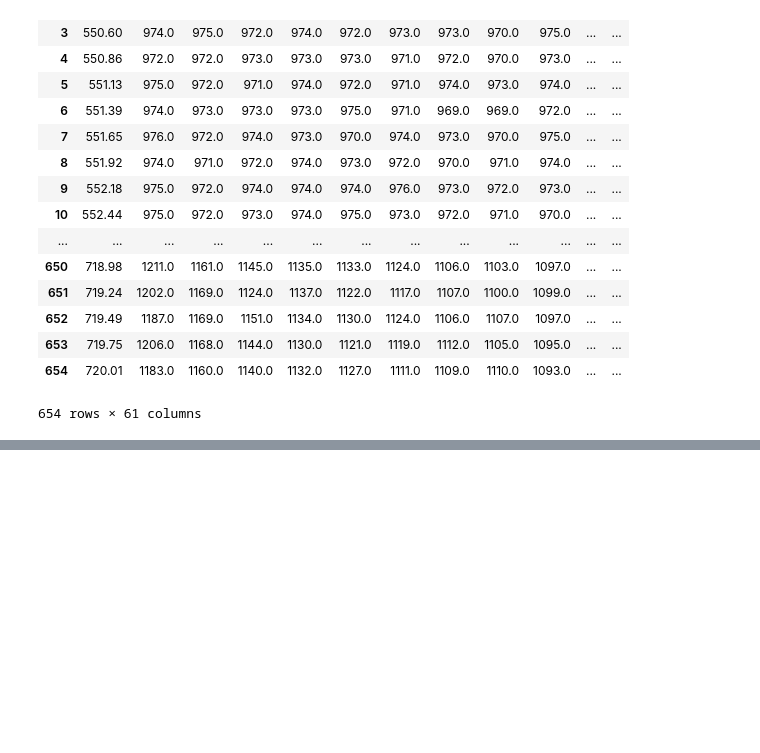
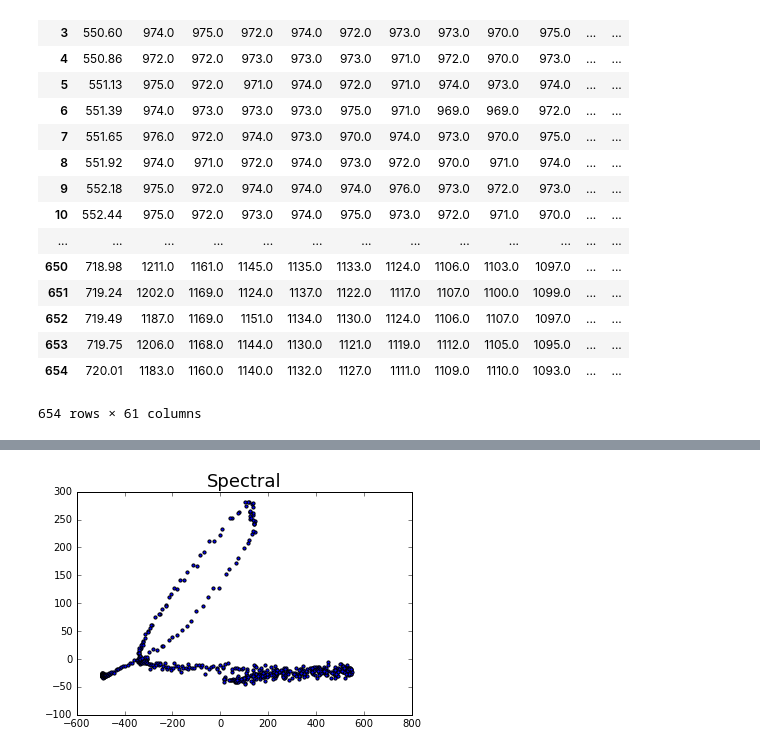
Before and after one commit to cito125/Elementary-Quantum-Computations, a Jupyter notebook: ExploratoryDataAnalysis.ipynb, the cells around one changed output, grey strips where cells are left out. Drawn from its saved outputs; the diff is of its cells as text; code cells hidden in the pictures; blank space fills up the shorter version.

```diff
--- a/ExploratoryDataAnalysis.ipynb
+++ b/ExploratoryDataAnalysis.ipynb
@@ -398,0 +397,25 @@ kNearestNeighbor(reduceDataFrame(dfDepWS250_uW2s))
+# %%
+def spectralClustering(matrix):
+    spectral = SpectralClustering(n_clusters=5,
+                                          eigen_solver='arpack',
+                                          affinity="nearest_neighbors")
+    t0 = time.time()
+    spectral.fit(matrix)
+    t1 = time.time()
+    plt.title('Spectral', size=18)
+    plt.scatter(matrix[:, 0], matrix[:, 1], s=10)
+
+    if hasattr(spectral, 'cluster_centers_'):
+        centers = spectral.cluster_centers_
+        center_colors = colors[:len(centers)]
+        plt.scatter(centers[:, 0], centers[:, 1], s=100, c=center_colors)
+        plt.xlim(-2, 2)
+        plt.ylim(-2, 2)
+        plt.xticks(())
+        plt.yticks(())
+        plt.text(.99, .01, ('%.2fs' % (t1 - t0)).lstrip('0'),
+        transform=plt.gca().transAxes, size=15,
+        horizontalalignment='right')
+        plot_num += 1
+
+    plt.show()
@@ -398,0 +426,4 @@ kNearestNeighbor(reduceDataFrame(dfDepWS250_uW2s))
+# %%
+spectralClustering(reduceDataFrame(dfDepWS20_2mW2S))
+# %% [output]
+[figure, added]
```
Also changed, not shown: parts of 27 cells of this notebook.
